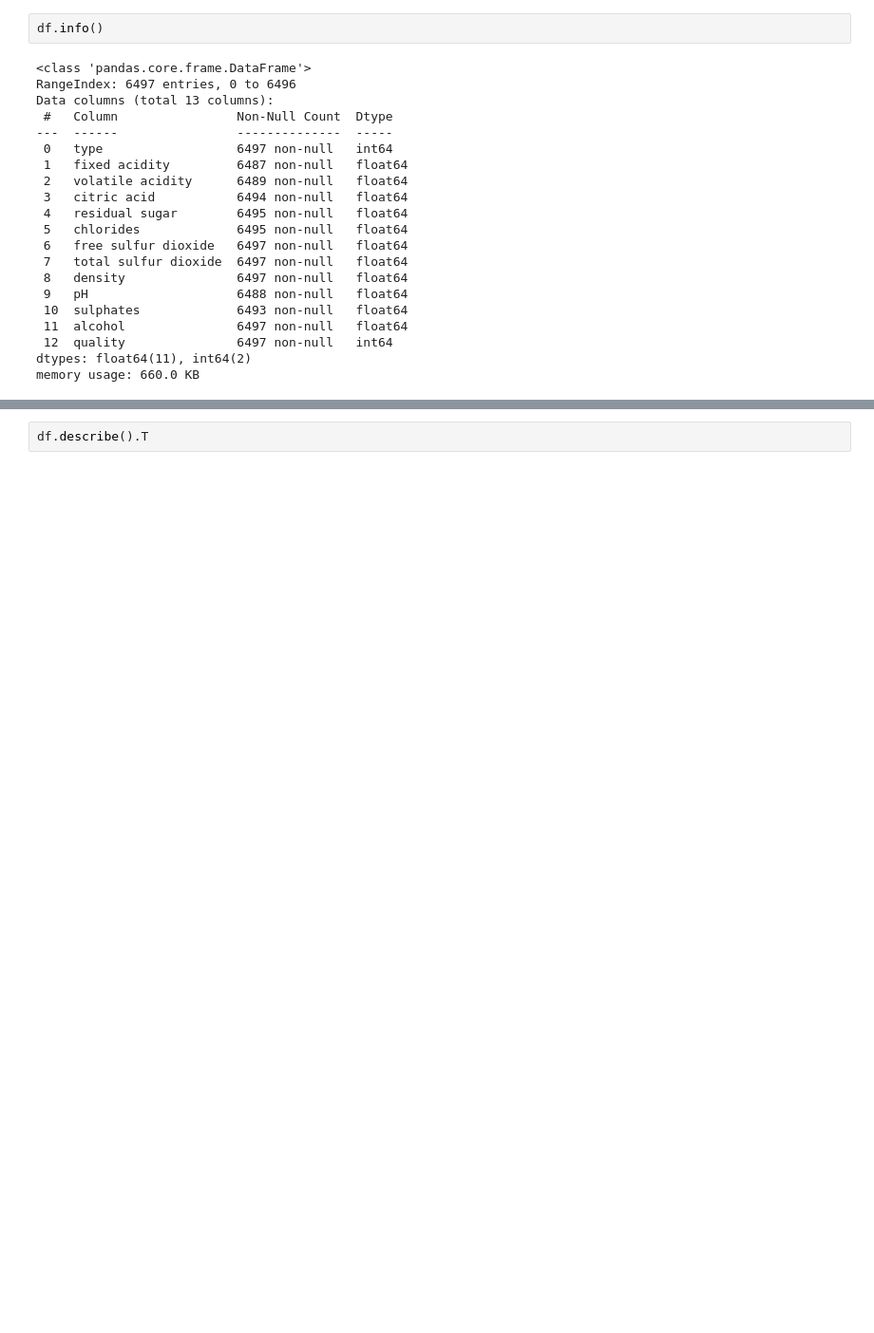
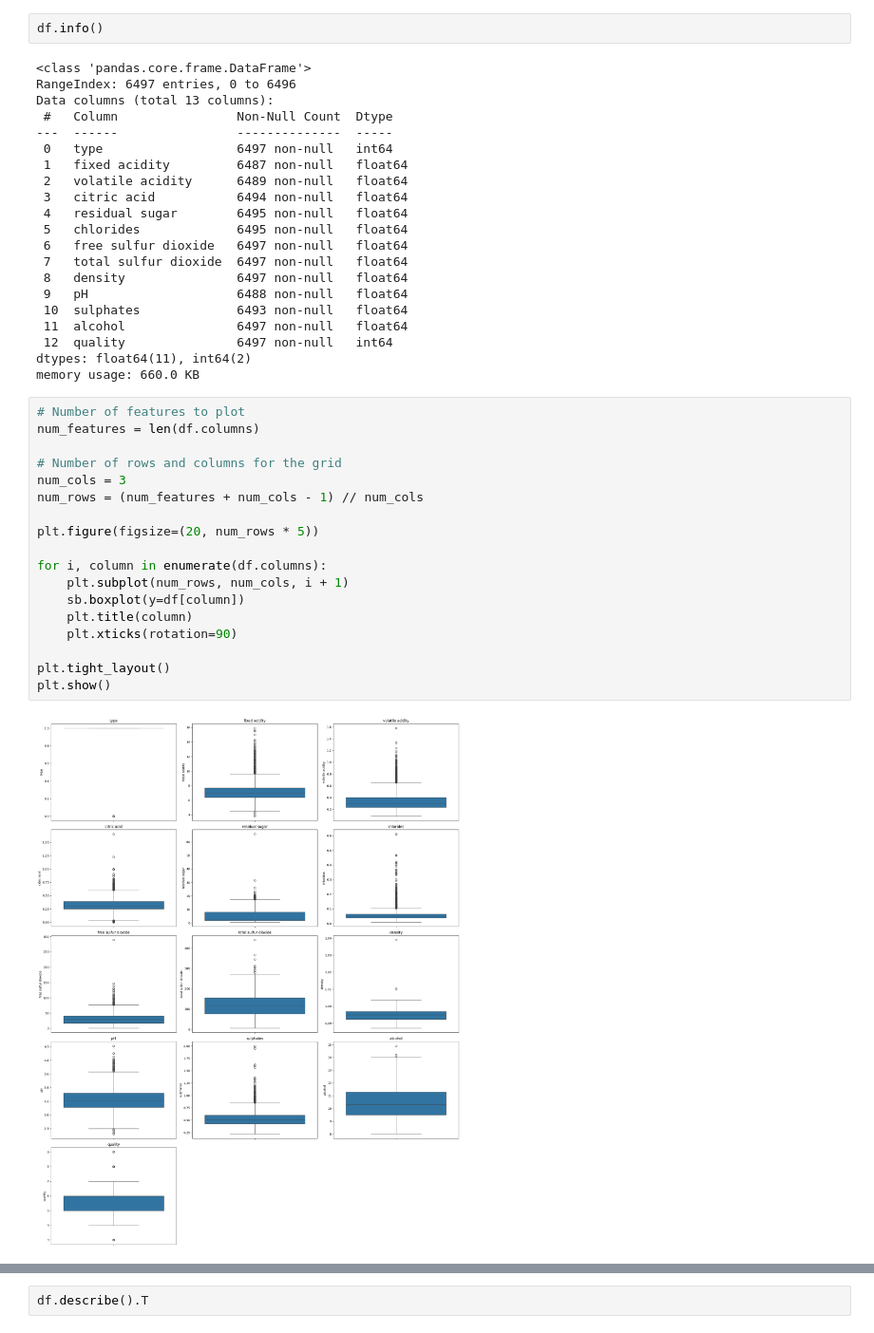
Before and after one commit to Dj-Jes/Mal-1-gathered, a Jupyter notebook: Assignment 7/Wine_quality_prediction.ipynb, the cells around one changed output, grey strips where cells are left out. Shown at 95% size. Saved outputs shown, nothing was run; the diff lists cells and outputs as text; blank space fills up the shorter version.

```diff
--- a/Assignment 7/Wine_quality_prediction.ipynb
+++ b/Assignment 7/Wine_quality_prediction.ipynb
@@ -65,3 +65,23 @@ Data columns (total 13 columns):
  12  quality               6497 non-null   int64
 dtypes: float64(11), int64(2)
 memory usage: 660.0 KB
+# %%
+# Number of features to plot
+num_features = len(df.columns)
+
+# Number of rows and columns for the grid
+num_cols = 3
+num_rows = (num_features + num_cols - 1) // num_cols
+
+plt.figure(figsize=(20, num_rows * 5))
+
+for i, column in enumerate(df.columns):
+    plt.subplot(num_rows, num_cols, i + 1)
+    sb.boxplot(y=df[column])
+    plt.title(column)
+    plt.xticks(rotation=90)
+
+plt.tight_layout()
+plt.show()
+# %% [output]
+[figure, added]
```
Also changed, not shown: parts of 4 cells of this notebook, 3 other files.
